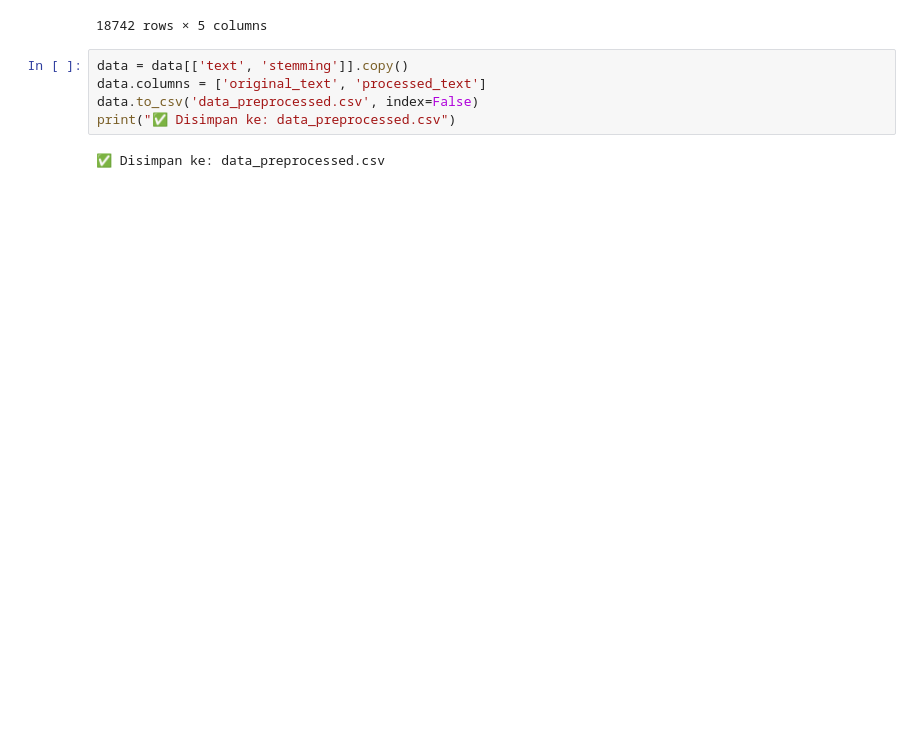
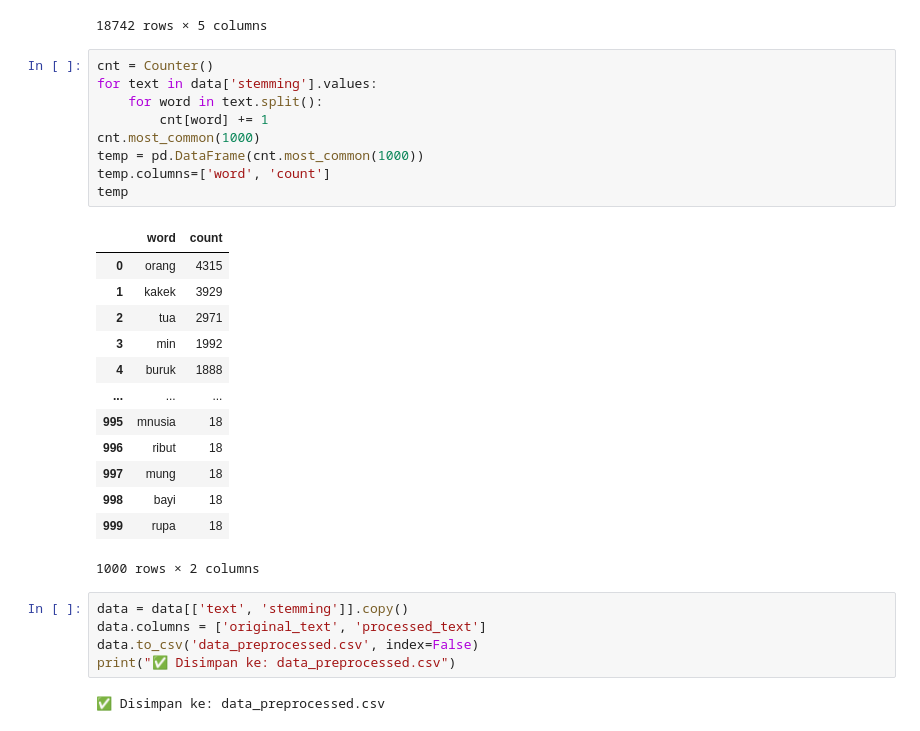
Before and after one commit to SendShieldLaskarAI/SendShield-Machine-Learning, a Jupyter notebook: preprocessing/preprocessing1.ipynb, the cells around one changed output. Cells and saved outputs as stored; diff of their text form; blank space fills up the shorter version.

```diff
--- a/preprocessing/preprocessing1.ipynb
+++ b/preprocessing/preprocessing1.ipynb
@@ -365,6 +365,29 @@ data
 | 19345 | @TriSartopo @ch_chotimah2 @jokowi... | mana berani tatut sama ibu hm mak... | mana berani tatut sama ibu hm mak... | berani tatut hm maklum curut bera... | berani tatut hm maklum curut bera... |
 | 19346 | @powerangerpink7 @sarwonobs @Dokt... | roy bedain panci rumah ama panci ... | roy bedain panci rumah ama panci ... | roy bedain panci rumah ama panci ... | roy bedain panci rumah ama panci ... |
 18742 rows × 5 columns
+# %%
+cnt = Counter()
+for text in data['stemming'].values:
+    for word in text.split():
+        cnt[word] += 1
+cnt.most_common(1000)
+temp = pd.DataFrame(cnt.most_common(1000))
+temp.columns=['word', 'count']
+temp
+# %% [output]
+|  | word | count |
+| 0 | orang | 4315 |
+| 1 | kakek | 3929 |
+| 2 | tua | 2971 |
+| 3 | min | 1992 |
+| 4 | buruk | 1888 |
+| ... | ... | ... |
+| 995 | mnusia | 18 |
+| 996 | ribut | 18 |
+| 997 | mung | 18 |
+| 998 | bayi | 18 |
+| 999 | rupa | 18 |
+1000 rows × 2 columns
 # %%
 data = data[['text', 'stemming']].copy()
 data.columns = ['original_text', 'processed_text']
```
Also changed, not shown: parts of 2 cells of this notebook, 2 other files.
